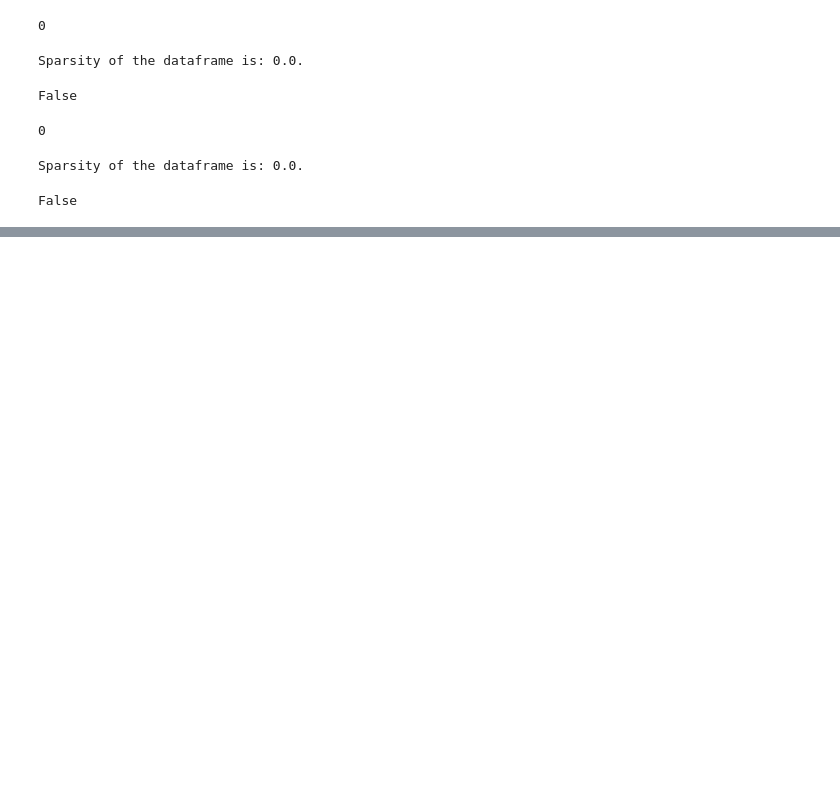
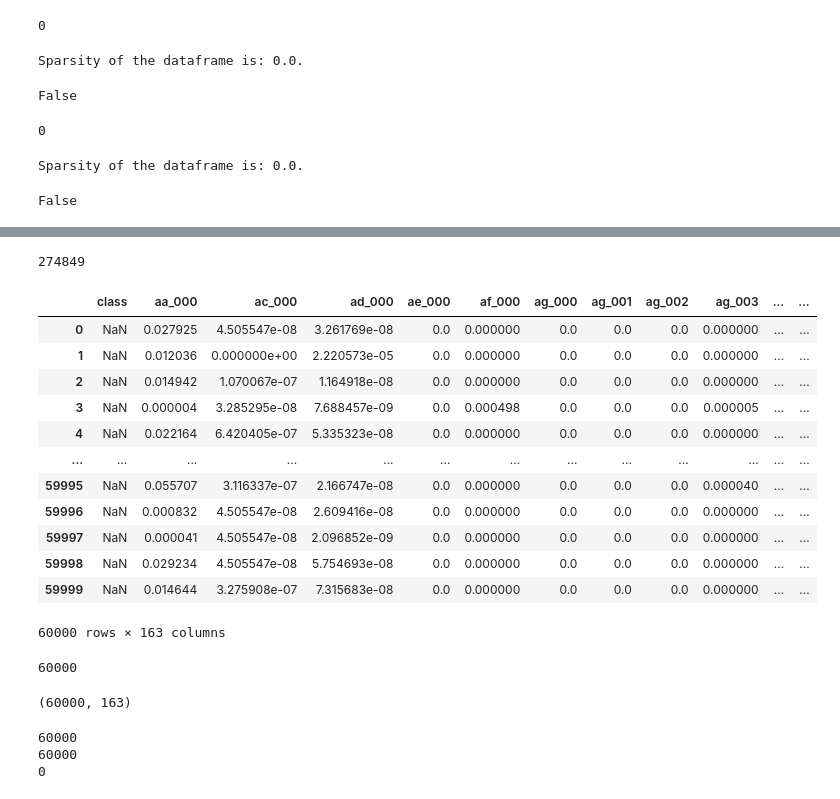
Before and after one commit to Goodevil01/Data-Prep-Ca1-, a Jupyter notebook: Ilori Joshua.ipynb, the cells around one changed output, grey strips where cells are left out. Drawn from its saved outputs; the diff is of its cells as text; code cells hidden in the pictures; blank space fills up the shorter version.

```diff
--- a/Ilori Joshua.ipynb
+++ b/Ilori Joshua.ipynb
@@ -258,0 +319,42 @@ y = df["class"]
+# %%
+# Checking the amount of null values in the dataset after removing outliers and leaving the observations null
+
+df_scaled.isna().sum().sum()
+# %% [output]
+274849
+# %%
+column_medians = df_scaled.median()
+df_scaled = df_scaled.fillna(column_medians)
+display(df_scaled)
+# %% [output]
+|  | class | aa_000 | ac_000 | ad_000 | ae_000 | af_000 | ag_000 | ag_001 | ag_002 | ag_003 | ... | ... |
+| 0 | NaN | 0.027925 | 4.505547e-08 | 3.261769e-08 | 0.0 | 0.000000 | 0.0 | 0.0 | 0.0 | 0.000000 | ... | ... |
+| 1 | NaN | 0.012036 | 0.000000e+00 | 2.220573e-05 | 0.0 | 0.000000 | 0.0 | 0.0 | 0.0 | 0.000000 | ... | ... |
+| 2 | NaN | 0.014942 | 1.070067e-07 | 1.164918e-08 | 0.0 | 0.000000 | 0.0 | 0.0 | 0.0 | 0.000000 | ... | ... |
+| 3 | NaN | 0.000004 | 3.285295e-08 | 7.688457e-09 | 0.0 | 0.000498 | 0.0 | 0.0 | 0.0 | 0.000005 | ... | ... |
+| 4 | NaN | 0.022164 | 6.420405e-07 | 5.335323e-08 | 0.0 | 0.000000 | 0.0 | 0.0 | 0.0 | 0.000000 | ... | ... |
+| ... | ... | ... | ... | ... | ... | ... | ... | ... | ... | ... | ... | ... |
+| 59995 | NaN | 0.055707 | 3.116337e-07 | 2.166747e-08 | 0.0 | 0.000000 | 0.0 | 0.0 | 0.0 | 0.000040 | ... | ... |
+| 59996 | NaN | 0.000832 | 4.505547e-08 | 2.609416e-08 | 0.0 | 0.000000 | 0.0 | 0.0 | 0.0 | 0.000000 | ... | ... |
+| 59997 | NaN | 0.000041 | 4.505547e-08 | 2.096852e-09 | 0.0 | 0.000000 | 0.0 | 0.0 | 0.0 | 0.000000 | ... | ... |
+| 59998 | NaN | 0.029234 | 4.505547e-08 | 5.754693e-08 | 0.0 | 0.000000 | 0.0 | 0.0 | 0.0 | 0.000000 | ... | ... |
+| 59999 | NaN | 0.014644 | 3.275908e-07 | 7.315683e-08 | 0.0 | 0.000000 | 0.0 | 0.0 | 0.0 | 0.000000 | ... | ... |
+60000 rows × 163 columns
+# %%
+# Confirming that there is no null values in the dataset after replacing them with medians
+
+df_scaled.isna().sum().sum()
+# %% [output]
+60000
+# %%
+print(df_imputed.shape)
+# %% [output]
+(60000, 163)
+# %%
+print(df_imputed.isnull().sum().sum())  # Check total NaN values
+print(np.isnan(df_imputed).sum().sum())  # Check total NaN values (alternative method)
+print(np.isinf(df_imputed).sum().sum())  # Check total infinite values
+# %% [output]
+60000
+60000
+0
```
Also changed, not shown: parts of 8 cells of this notebook.
